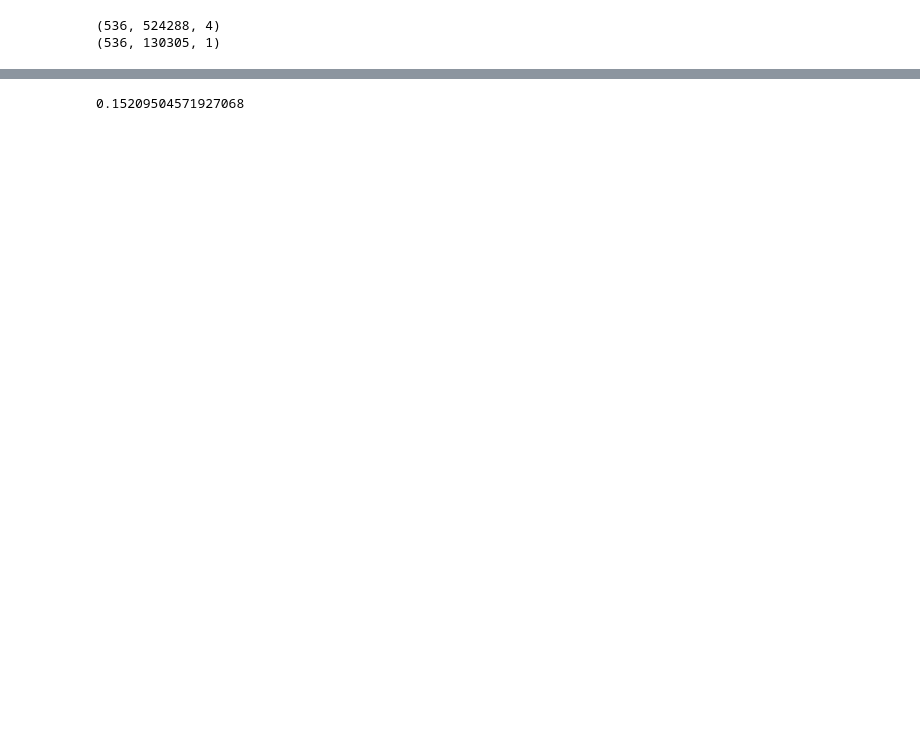
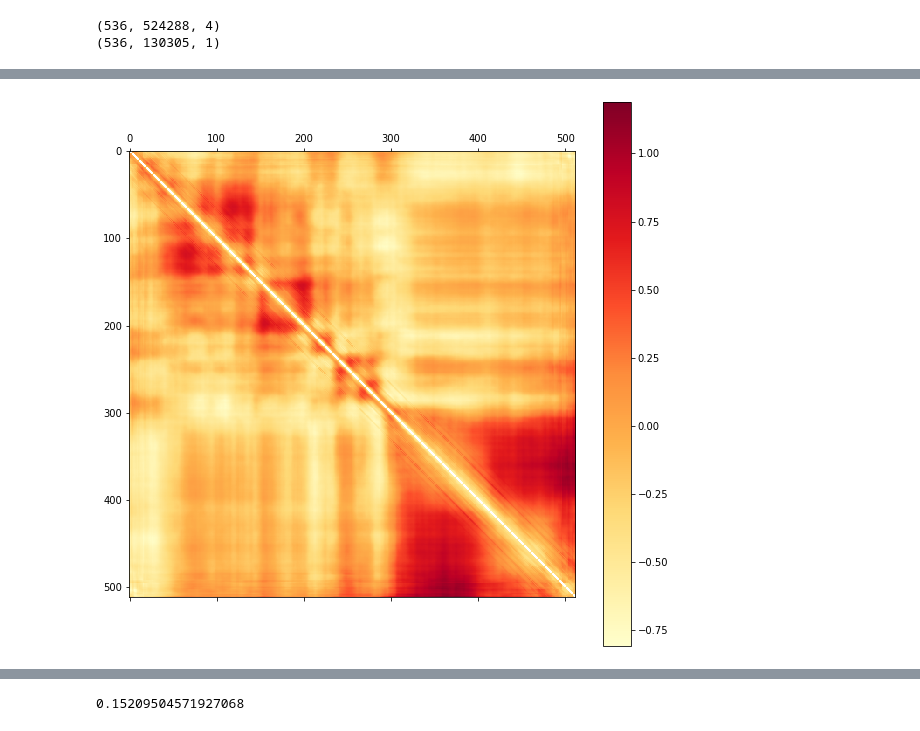
Before and after one commit to NeilAlishev/HiCPredictor, a Jupyter notebook: DeepHiCResearch.ipynb, the cells around one changed output, grey strips where cells are left out. Saved outputs shown, nothing was run; the diff lists cells and outputs as text; code cells hidden in the pictures; blank space fills up the shorter version.

```diff
--- a/DeepHiCResearch.ipynb
+++ b/DeepHiCResearch.ipynb
@@ -1439,2 +1448,7 @@ plot_hic(from_upper_triu(model.predict(test_x[0].reshape(1, 524288, 4))))
+# %%
+# 68 epochs model prediction
+plot_hic(from_upper_triu(model.predict(test_x[0].reshape(1, 524288, 4))))
+# %% [output]
+[figure, added]
 # %%
 plot_hic(from_upper_triu(model_old.predict(test_x[0].reshape(1, 524288, 4))))
```
Also changed, not shown: parts of 15 cells of this notebook, 4 other files.
